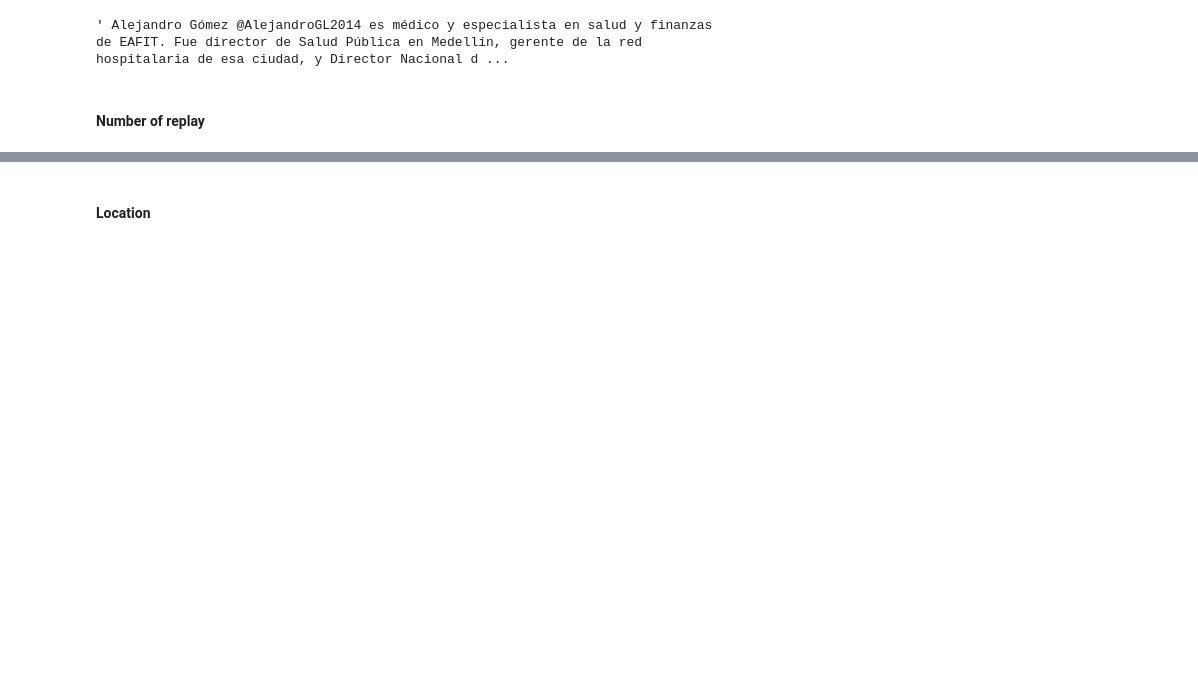
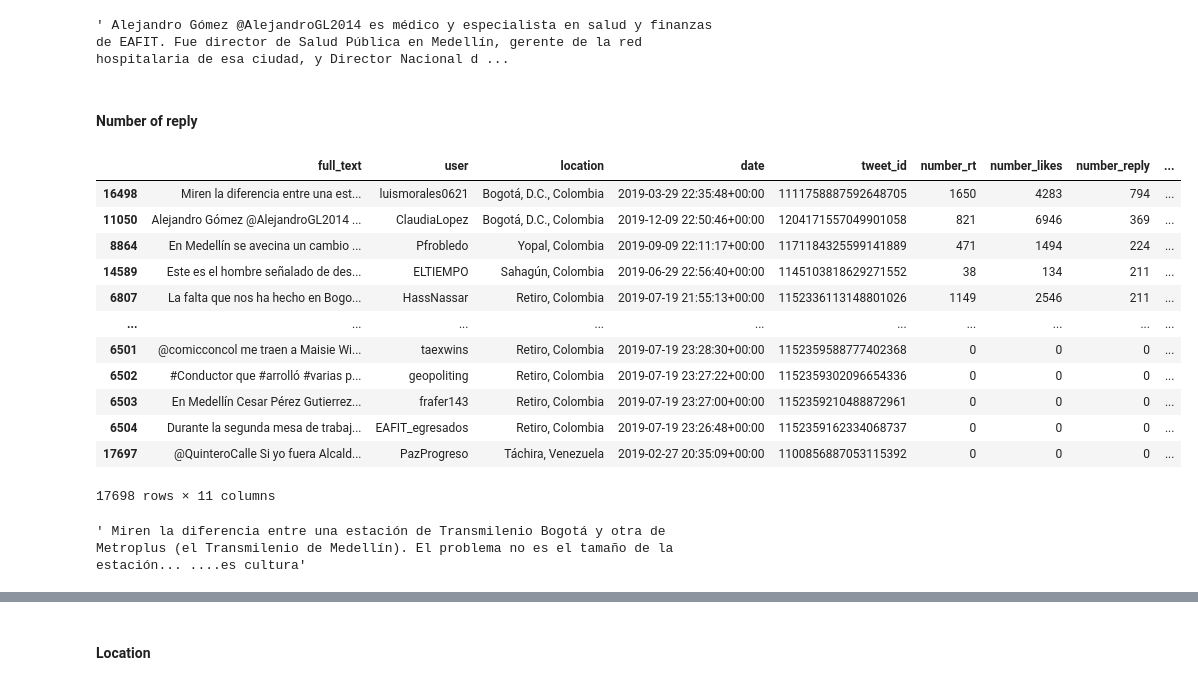
Before and after one commit to GDLPLearning/Sentiment-Analysis-for-the-MDP, a Jupyter notebook: notebooks/Exploratory/3-exploring-data.ipynb, the cells around one changed output, grey strips where cells are left out. Cells and saved outputs as stored; diff of their text form; code cells hidden in the pictures; blank space fills up the shorter version.

```diff
--- a/notebooks/Exploratory/3-exploring-data.ipynb
+++ b/notebooks/Exploratory/3-exploring-data.ipynb
@@ -338,4 +343,24 @@ data.loc[11050,"full_text"] # shows the first tweet
 # %% [output]
 ' Alejandro Gómez @AlejandroGL2014 es médico y especialista en salud y finanzas de EAFIT. Fue director de Salud Pública en Medellín, gerente de la red hospitalaria de esa ciudad, y Director Nacional d ...
 # %% [markdown]
-#### Number of replay
+#### Number of reply
+# %%
+data.sort_values(by='number_reply',ascending=False) # sorts the dataframe by the number of words in each tweet
+# %% [output]
+|  | full_text | user | location | date | tweet_id | number_rt | number_likes | number_reply | ... |
+| 16498 | Miren la diferencia entre una est... | luismorales0621 | Bogotá, D.C., Colombia | 2019-03-29 22:35:48+00:00 | 1111758887592648705 | 1650 | 4283 | 794 | ... |
+| 11050 | Alejandro Gómez @AlejandroGL2014 ... | ClaudiaLopez | Bogotá, D.C., Colombia | 2019-12-09 22:50:46+00:00 | 1204171557049901058 | 821 | 6946 | 369 | ... |
+| 8864 | En Medellín se avecina un cambio ... | Pfrobledo | Yopal, Colombia | 2019-09-09 22:11:17+00:00 | 1171184325599141889 | 471 | 1494 | 224 | ... |
+| 14589 | Este es el hombre señalado de des... | ELTIEMPO | Sahagún, Colombia | 2019-06-29 22:56:40+00:00 | 1145103818629271552 | 38 | 134 | 211 | ... |
+| 6807 | La falta que nos ha hecho en Bogo... | HassNassar | Retiro, Colombia | 2019-07-19 21:55:13+00:00 | 1152336113148801026 | 1149 | 2546 | 211 | ... |
+| ... | ... | ... | ... | ... | ... | ... | ... | ... | ... |
+| 6501 | @comicconcol me traen a Maisie Wi... | taexwins | Retiro, Colombia | 2019-07-19 23:28:30+00:00 | 1152359588777402368 | 0 | 0 | 0 | ... |
+| 6502 | #Conductor que #arrolló #varias p... | geopoliting | Retiro, Colombia | 2019-07-19 23:27:22+00:00 | 1152359302096654336 | 0 | 0 | 0 | ... |
+| 6503 | En Medellín Cesar Pérez Gutierrez... | frafer143 | Retiro, Colombia | 2019-07-19 23:27:00+00:00 | 1152359210488872961 | 0 | 0 | 0 | ... |
+| 6504 | Durante la segunda mesa de trabaj... | EAFIT_egresados | Retiro, Colombia | 2019-07-19 23:26:48+00:00 | 1152359162334068737 | 0 | 0 | 0 | ... |
+| 17697 | @QuinteroCalle Si yo fuera Alcald... | PazProgreso | Táchira, Venezuela | 2019-02-27 20:35:09+00:00 | 1100856887053115392 | 0 | 0 | 0 | ... |
+17698 rows × 11 columns
+# %%
+data.loc[16498,"full_text"] # shows the first tweet
+# %% [output]
+' Miren la diferencia entre una estación de Transmilenio Bogotá y otra de Metroplus (el Transmilenio de Medellín). El problema no es el tamaño de la estación... ....es cultura'
```
Also changed, not shown: parts of 10 cells of this notebook.
